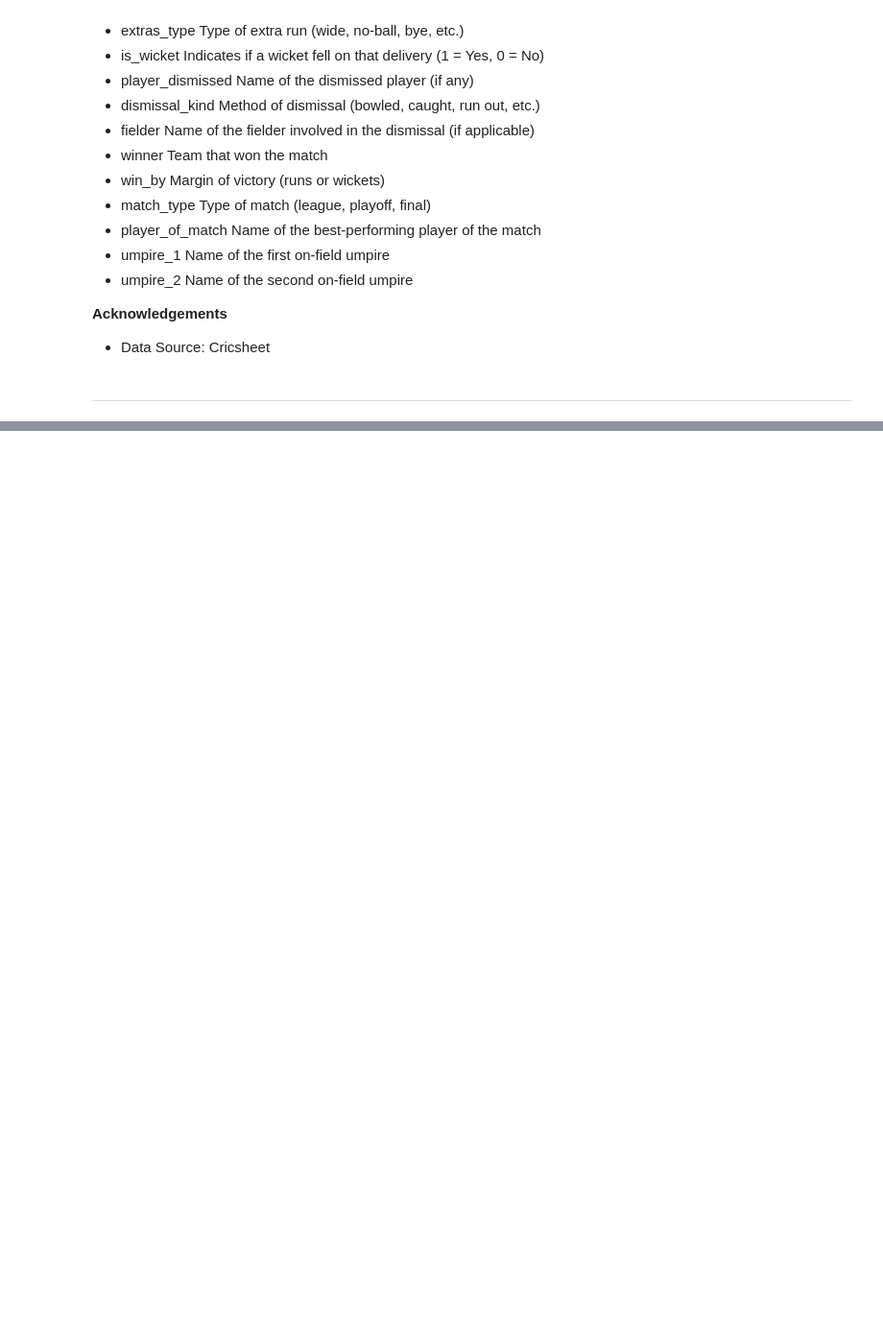
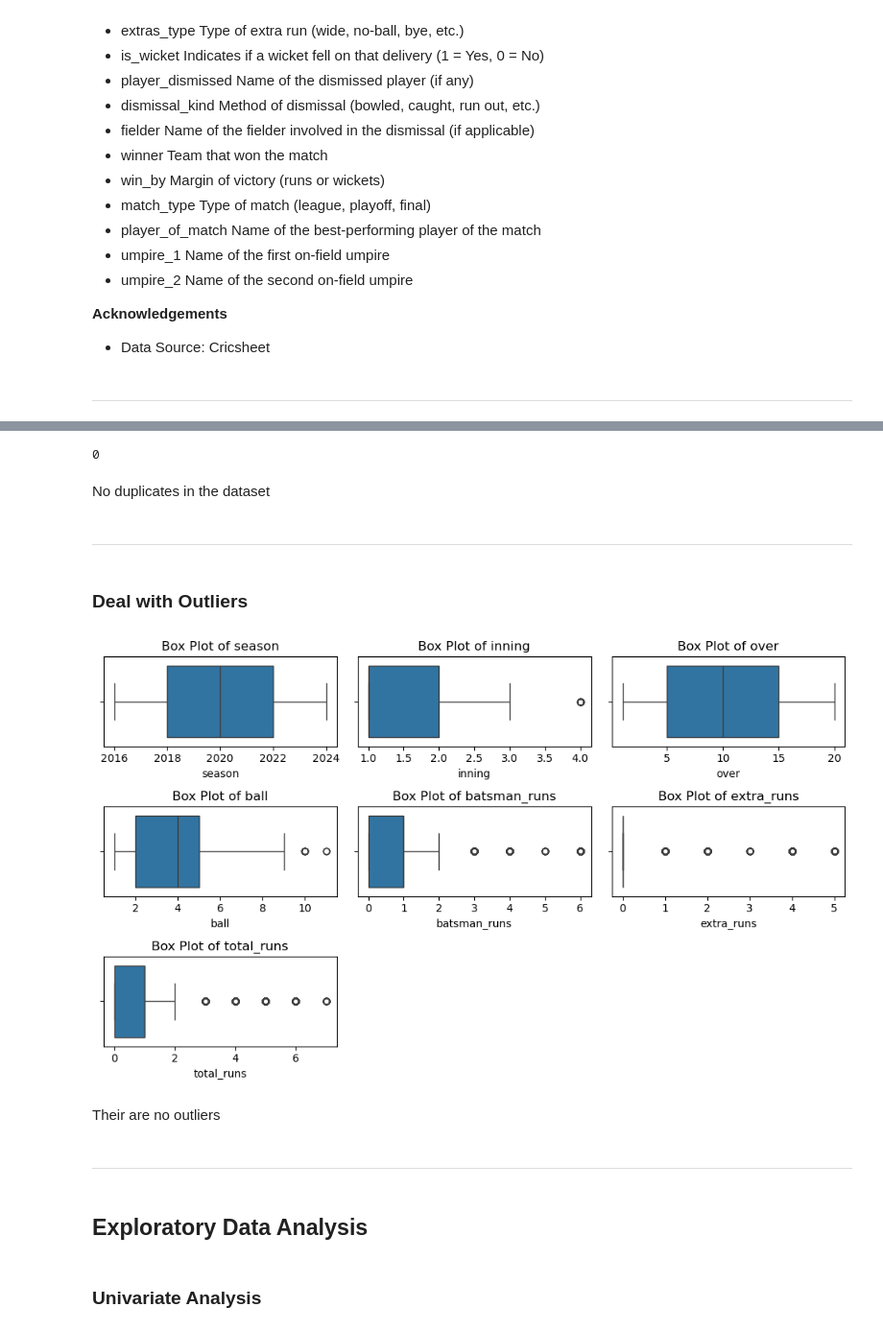
Before and after one commit to danisharain12/Machine-Learning-Projects, a Jupyter notebook: PSL 2025 Winner Prediction/PSL_2025_Winner_Prediction.ipynb, the cells around one changed output, grey strips where cells are left out. Shown: that part at 96% size. Cells and saved outputs as stored; diff of their text form; code cells hidden in the pictures; blank space fills up the shorter version.

```diff
--- a/PSL 2025 Winner Prediction/PSL_2025_Winner_Prediction.ipynb
+++ b/PSL 2025 Winner Prediction/PSL_2025_Winner_Prediction.ipynb
@@ -118,0 +296,2 @@ Aggregate 2024 season + squad stats → make a probabilistic prediction of who i
+# %%
+df['date']= pd.to_datetime(df['date'])
@@ -118,0 +324,2 @@ Aggregate 2024 season + squad stats → make a probabilistic prediction of who i
+# %%
+df.drop(columns=['fielder', 'dismissal_kind', 'player_dismissed', 'extras_type'], axis=1, inplace=True)
@@ -118,0 +328,2 @@ Aggregate 2024 season + squad stats → make a probabilistic prediction of who i
+# %%
+df.dropna(inplace=True)
@@ -118,0 +340,32 @@ Aggregate 2024 season + squad stats → make a probabilistic prediction of who i
+# %%
+df.duplicated().sum()
+# %% [output]
+0
+# %% [markdown]
+No duplicates in the dataset
+# %% [markdown]
+----------
+# %% [markdown]
+### Deal with Outliers
+# %%
+num = ['season', 'inning', 'over', 'ball', 'batsman_runs', 'extra_runs','total_runs']
+# %%
+plt.figure(figsize=(10, 6))
+
+for i, col in enumerate(num):
+    plt.subplot(3, 3, i+1)
+    sns.boxplot(data=df, x= df[col])
+    plt.title(f'Box Plot of {col}')
+
+plt.tight_layout()
+plt.show()
+# %% [output]
+[figure, added]
+# %% [markdown]
+Their are no outliers
+# %% [markdown]
+------------
+# %% [markdown]
+## Exploratory Data Analysis
+# %% [markdown]
+### Univariate Analysis
```
Also changed, not shown: parts of 51 cells of this notebook.
